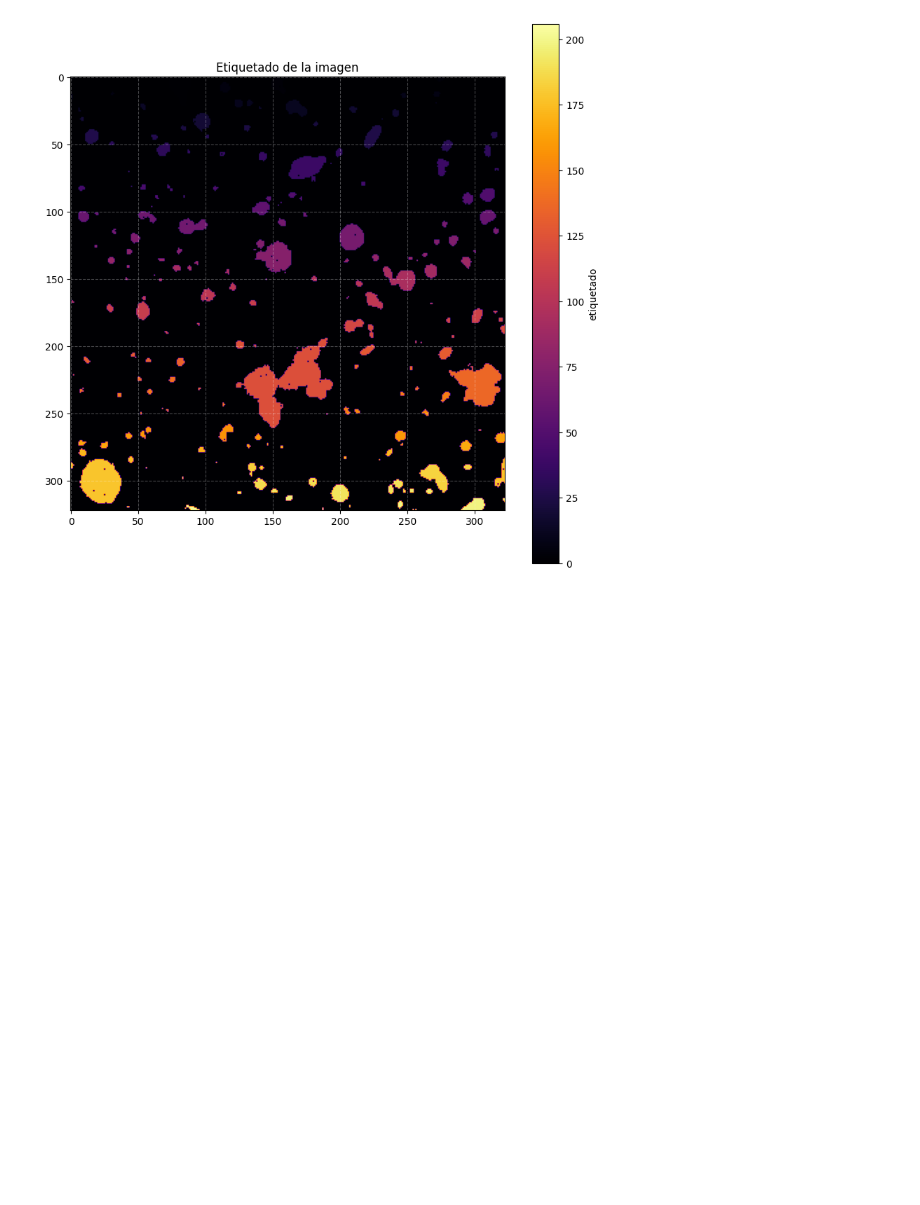
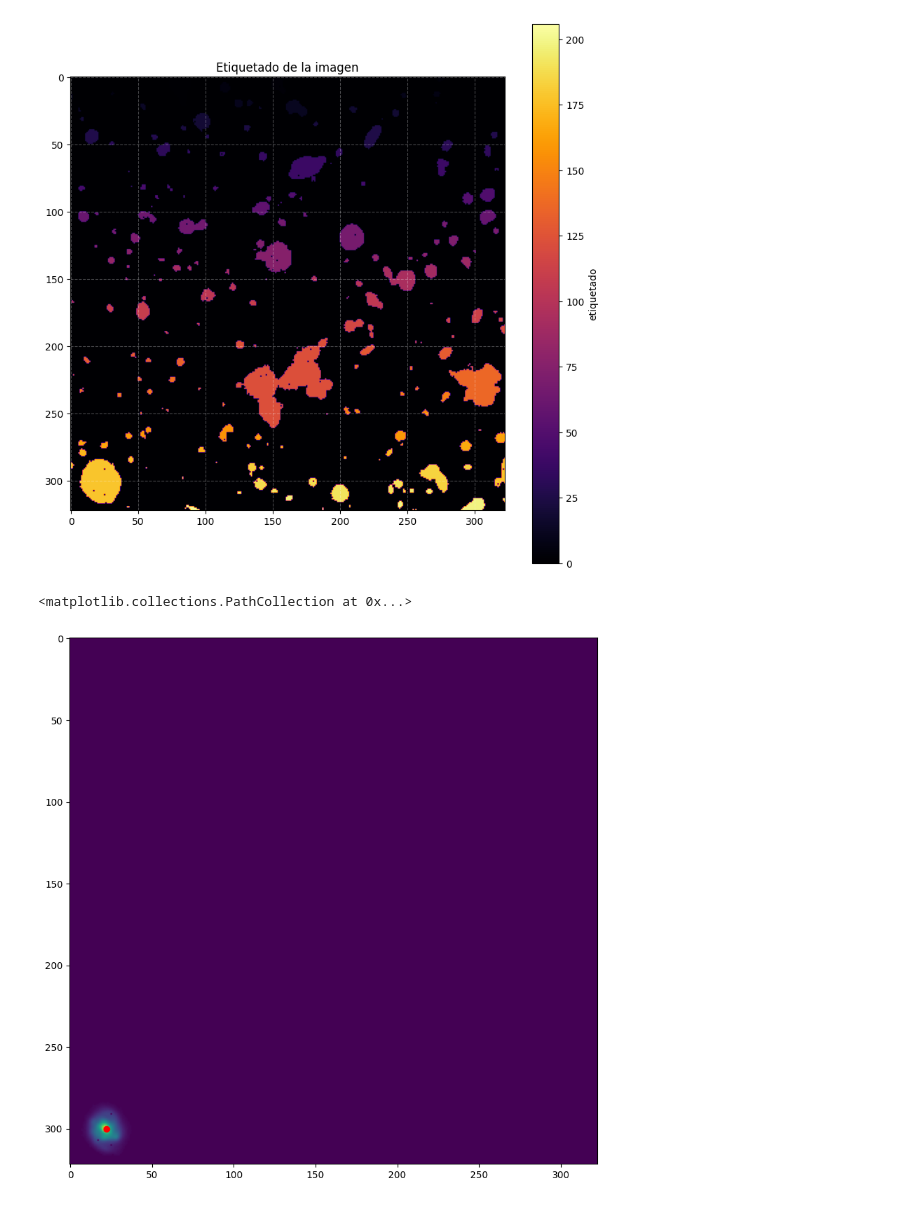
Before and after one commit to CrushinAngel/Galaxias-en-Deep-Fields, a Jupyter notebook: Deep_Fields.ipynb, the cells around one changed output. Cells and saved outputs as stored; diff of their text form; code cells hidden in the pictures; blank space fills up the shorter version.

Commit message:
Prueba de Aislación de Máscaras y cálculo manual de cielo

```diff
--- a/Deep_Fields.ipynb
+++ b/Deep_Fields.ipynb
@@ -217,3 +217,15 @@ plt.grid(color='white', ls='--', alpha=0.3)
 plt.show()
 # %% [output]
 [figure]
+# %%
+prueba = white_masked*(labels_im == 178)
+datos = np.sum(prueba)
+
+centroide_prueba = centroids[178]
+
+plt.figure(figsize = (10,10))
+plt.imshow(prueba)
+plt.scatter(centroide_prueba[0], centroide_prueba[1], color = 'red')
+# %% [output]
+<matplotlib.collections.PathCollection at 0x...>
+[figure, added]
```
Also changed, not shown: parts of 4 cells of this notebook.
